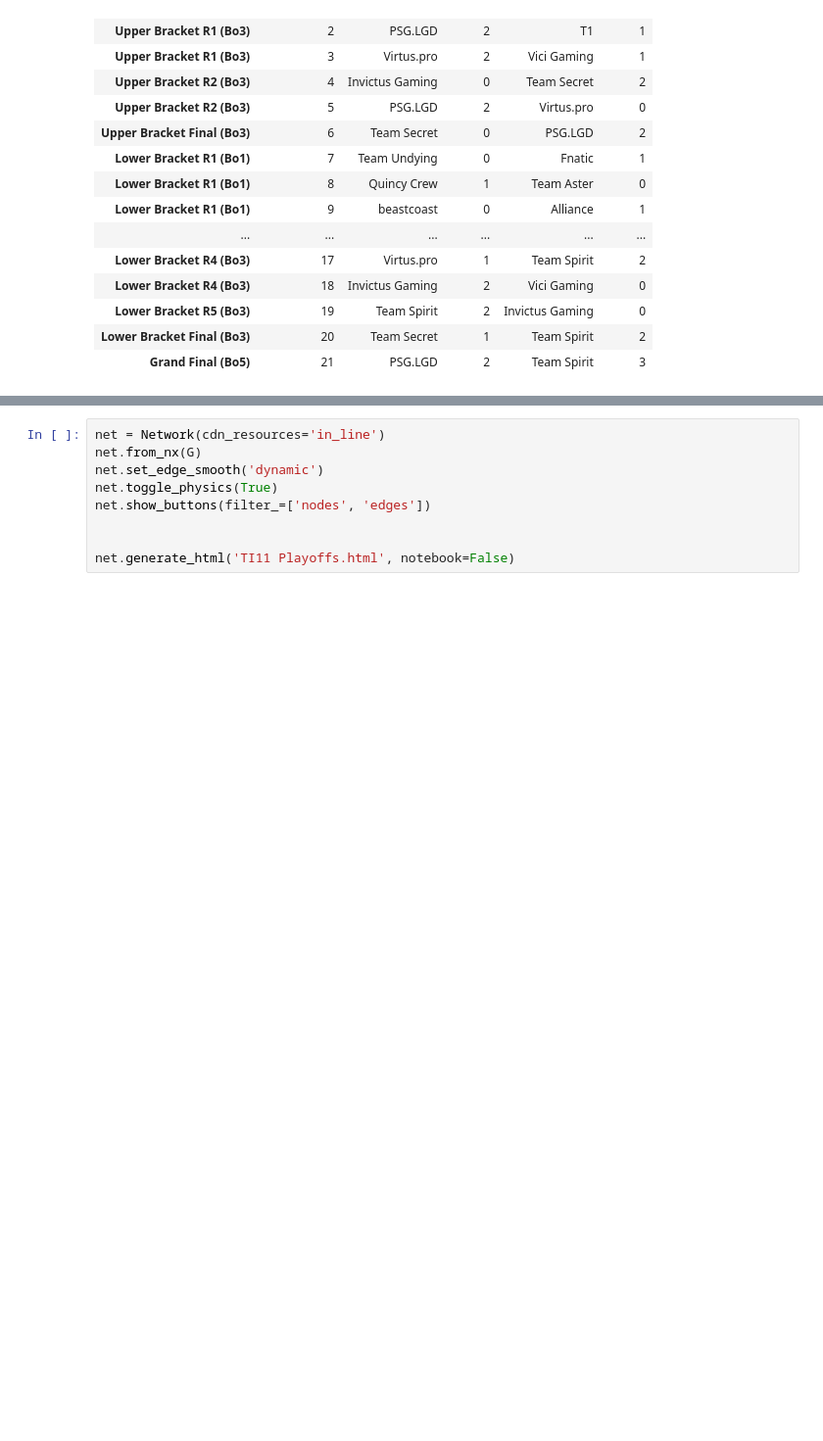
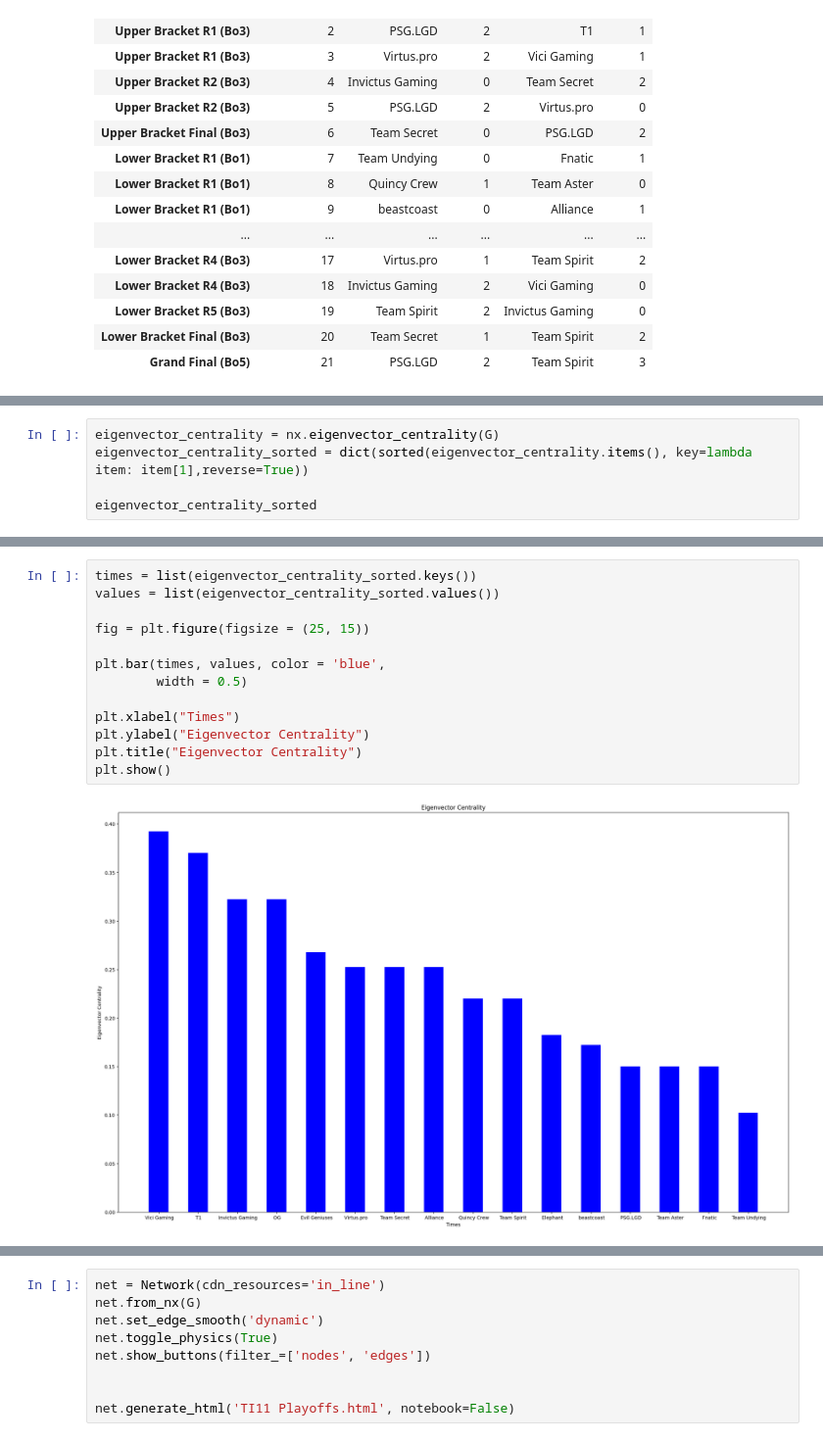
Before and after one commit to TheMatheusDev/network_analysis, a Jupyter notebook: notebooks/06_Network_Analysis_on_TI11_Playoffs.ipynb, the cells around one changed output, grey strips where cells are left out. Shown at 98% size. Saved outputs shown, nothing was run; the diff lists cells and outputs as text; blank space fills up the shorter version.

```diff
--- a/notebooks/06_Network_Analysis_on_TI11_Playoffs.ipynb
+++ b/notebooks/06_Network_Analysis_on_TI11_Playoffs.ipynb
@@ -532,0 +267,5 @@ Exibição no arquivo .html no repo do GitHub. Lembre-se de ativar a opção 'to
+# %%
+eigenvector_centrality = nx.eigenvector_centrality(G)
+eigenvector_centrality_sorted = dict(sorted(eigenvector_centrality.items(), key=lambda item: item[1],reverse=True))
+
+eigenvector_centrality_sorted
@@ -532,0 +289,15 @@ Exibição no arquivo .html no repo do GitHub. Lembre-se de ativar a opção 'to
+# %%
+times = list(eigenvector_centrality_sorted.keys())
+values = list(eigenvector_centrality_sorted.values())
+
+fig = plt.figure(figsize = (25, 15))
+
+plt.bar(times, values, color = 'blue',
+        width = 0.5)
+
+plt.xlabel("Times")
+plt.ylabel("Eigenvector Centrality")
+plt.title("Eigenvector Centrality")
+plt.show()
+# %% [output]
+[figure, added]
```
Also changed, not shown: parts of 115 cells of this notebook.
